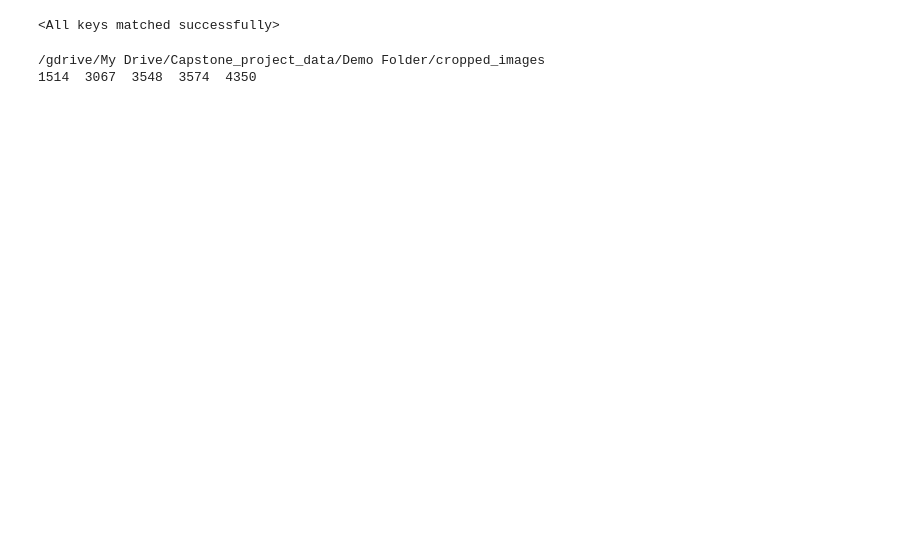
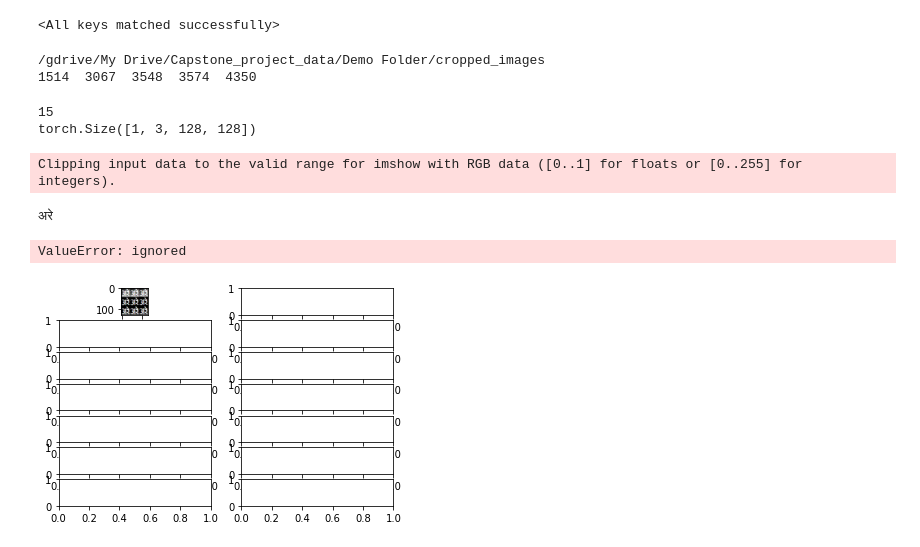
Before and after one commit to abhiraman/Capstone_Project, a Jupyter notebook: Clubbed_Models.ipynb, the cells around one changed output. Saved outputs shown, nothing was run; the diff lists cells and outputs as text; code cells hidden in the pictures; blank space fills up the shorter version.

```diff
--- a/Clubbed_Models.ipynb
+++ b/Clubbed_Models.ipynb
@@ -345,13 +341,32 @@ def _get_image_tensor(image_path):
     return imgTensor
   img_tensor = io.imread(image_path)
   img_tensor = _transform_image(img_tensor)
+  img_tensor = transforms.functional.resize(img_tensor,(128,128))
   return img_tensor.unsqueeze(0)
 # %%
 trimmedImages_path = "/gdrive/My Drive/Capstone_project_data/Demo Folder/cropped_images"
 randDirectory = random.sample(os.listdir(trimmedImages_path),1)[0]
-for eImage in os.listdir(os.path.join(trimmedImages_path,randDirectory)):
+files = os.listdir(os.path.join(trimmedImages_path,randDirectory))
+print(len(files))
+fig = plt.figure()
+nrows = len(files)//2
+ncols = len(files)//nrows
+ax = fig.subplots(nrows,ncols)
+for eImage in files:
   imgtensor = _get_image_tensor(os.path.join(trimmedImages_path,randDirectory,eImage))
   predtensor = net(imgtensor,train=False)
   sourceList = list(_convertSource_toList(predtensor))
   pred_hindiWord = _convertIndex_toString(sourceList)
-  print(pred_hindiWord)
+  for i in range(nrows):
+    for j in range(ncols):
+      imgtensor = imgtensor.squeeze(0)
+      imgtensor = torch.reshape(imgtensor,(imgtensor.size()[1],imgtensor.size()[2],imgtensor.size()[0])).numpy()
+      ax[i,j].imshow(imgtensor)
+      print(pred_hindiWord)
+# %% [output]
+15
+torch.Size([1, 3, 128, 128])
+Clipping input data to the valid range for imshow with RGB data ([0..1] for floats or [0..255] for integers).
+अरे
+ValueError: ignored
+[figure, added]
```
Also changed, not shown: parts of 4 cells of this notebook.
